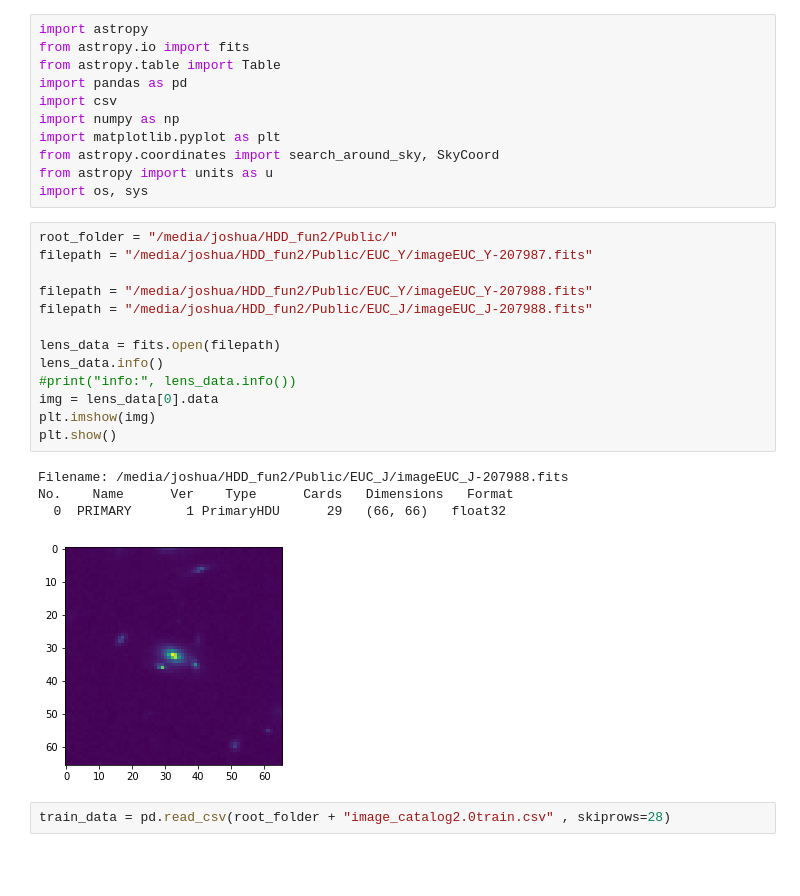
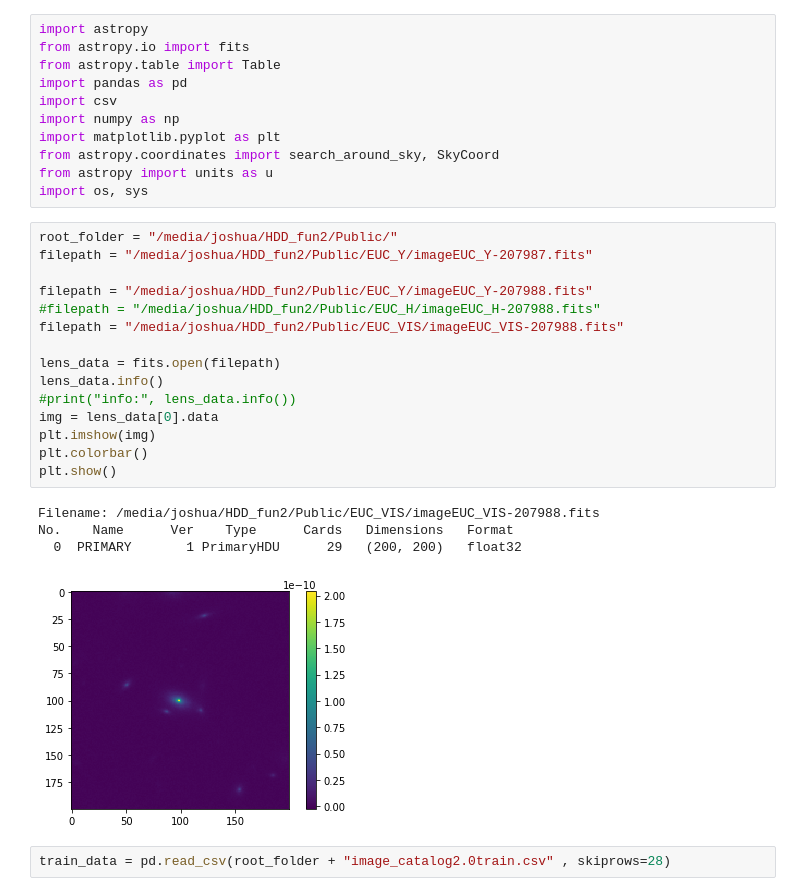
Before and after one commit to joshualin24/Lens_Finder, a Jupyter notebook: Visualizing_data.ipynb, the cells around one changed output. Cells and saved outputs as stored; diff of their text form; blank space fills up the shorter version.

Commit message:
visual VIS

```diff
--- a/Visualizing_data.ipynb
+++ b/Visualizing_data.ipynb
@@ -12,21 +12,23 @@ import os, sys
 # %%
 root_folder = "/media/joshua/HDD_fun2/Public/"
 filepath = "/media/joshua/HDD_fun2/Public/EUC_Y/imageEUC_Y-207987.fits"
 
 filepath = "/media/joshua/HDD_fun2/Public/EUC_Y/imageEUC_Y-207988.fits"
-filepath = "/media/joshua/HDD_fun2/Public/EUC_J/imageEUC_J-207988.fits"
+#filepath = "/media/joshua/HDD_fun2/Public/EUC_H/imageEUC_H-207988.fits"
+filepath = "/media/joshua/HDD_fun2/Public/EUC_VIS/imageEUC_VIS-207988.fits"
 
 lens_data = fits.open(filepath)
 lens_data.info()
 #print("info:", lens_data.info())
 img = lens_data[0].data
 plt.imshow(img)
+plt.colorbar()
 plt.show()
 # %% [output]
-Filename: /media/joshua/HDD_fun2/Public/EUC_J/imageEUC_J-207988.fits
+Filename: /media/joshua/HDD_fun2/Public/EUC_VIS/imageEUC_VIS-207988.fits
 No.    Name      Ver    Type      Cards   Dimensions   Format
-  0  PRIMARY       1 PrimaryHDU      29   (66, 66)   float32
+  0  PRIMARY       1 PrimaryHDU      29   (200, 200)   float32
-[figure, old version]
+[figure, new version]
 # %%
 train_data = pd.read_csv(root_folder + "image_catalog2.0train.csv" , skiprows=28)
 # %%
```
